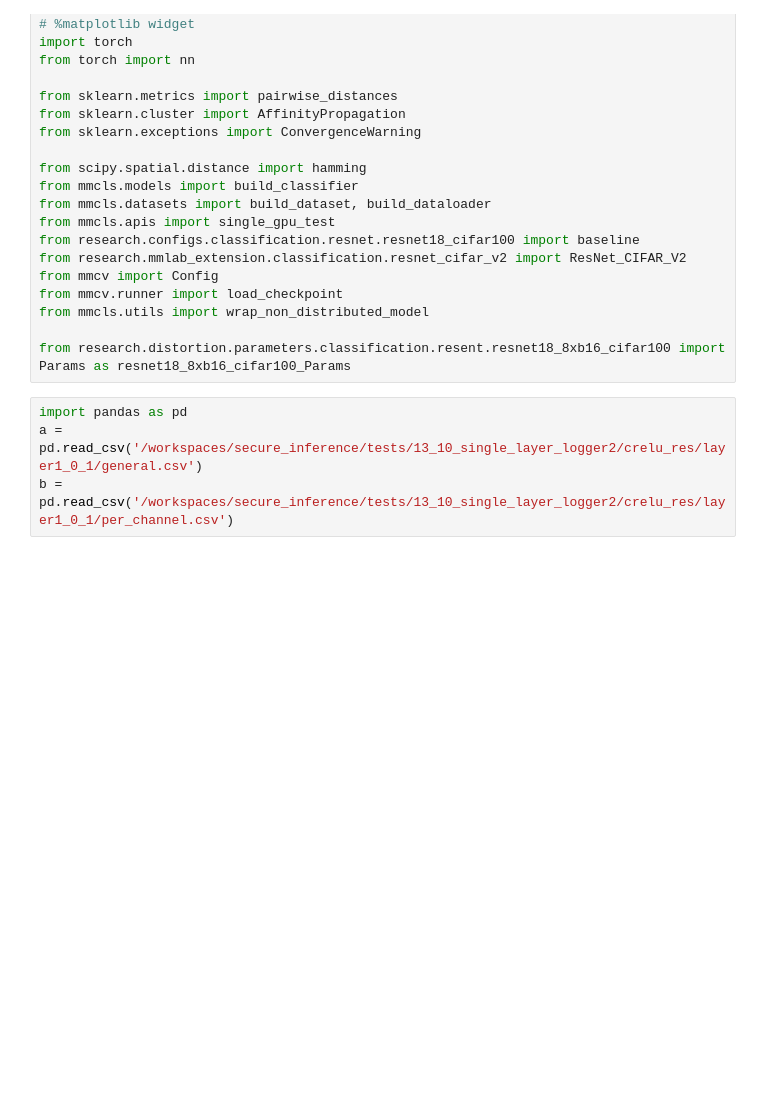
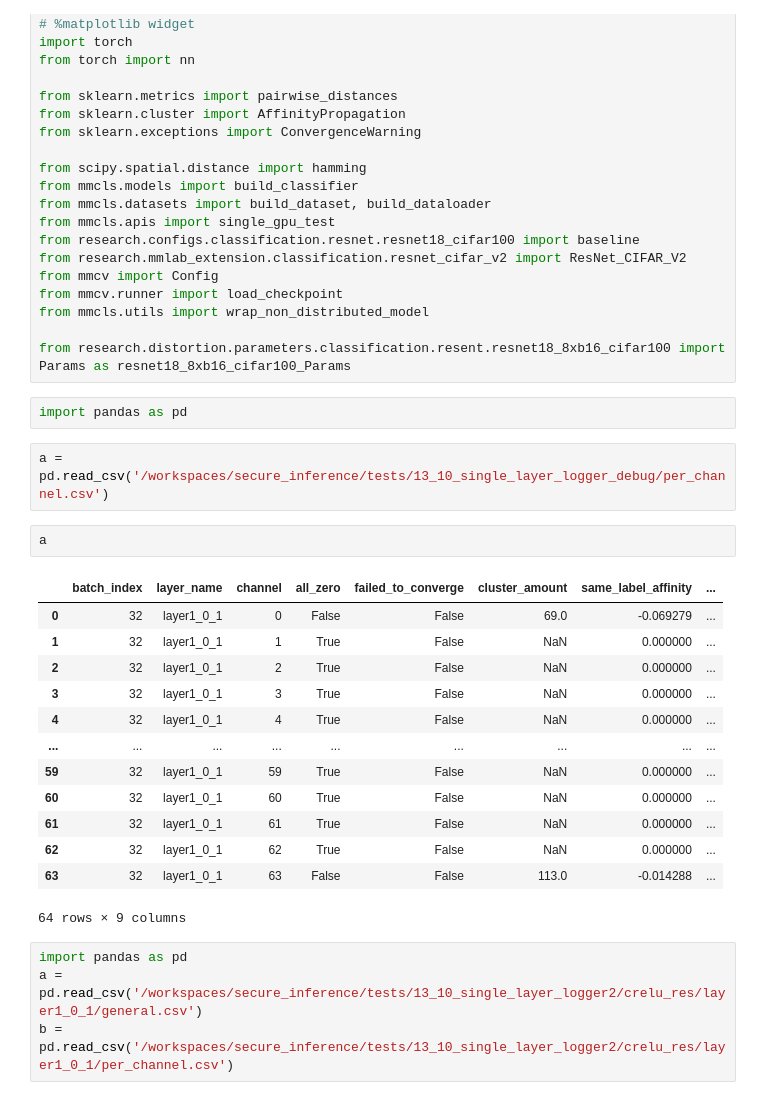
Before and after one commit to yonibor/secure_inference, a Jupyter notebook: sandbox.ipynb, the cells around one changed output. Cells and saved outputs as stored; diff of their text form; blank space fills up the shorter version.

```diff
--- a/sandbox.ipynb
+++ b/sandbox.ipynb
@@ -23,6 +23,26 @@ from mmcv.runner import load_checkpoint
 from mmcls.utils import wrap_non_distributed_model
 
 from research.distortion.parameters.classification.resent.resnet18_8xb16_cifar100 import Params as resnet18_8xb16_cifar100_Params
+# %%
+import pandas as pd
+# %%
+a = pd.read_csv('/workspaces/secure_inference/tests/13_10_single_layer_logger_debug/per_channel.csv')
+# %%
+a
+# %% [output]
+|  | batch_index | layer_name | channel | all_zero | failed_to_converge | cluster_amount | same_label_affinity | ... |
+| 0 | 32 | layer1_0_1 | 0 | False | False | 69.0 | -0.069279 | ... |
+| 1 | 32 | layer1_0_1 | 1 | True | False | NaN | 0.000000 | ... |
+| 2 | 32 | layer1_0_1 | 2 | True | False | NaN | 0.000000 | ... |
+| 3 | 32 | layer1_0_1 | 3 | True | False | NaN | 0.000000 | ... |
+| 4 | 32 | layer1_0_1 | 4 | True | False | NaN | 0.000000 | ... |
+| ... | ... | ... | ... | ... | ... | ... | ... | ... |
+| 59 | 32 | layer1_0_1 | 59 | True | False | NaN | 0.000000 | ... |
+| 60 | 32 | layer1_0_1 | 60 | True | False | NaN | 0.000000 | ... |
+| 61 | 32 | layer1_0_1 | 61 | True | False | NaN | 0.000000 | ... |
+| 62 | 32 | layer1_0_1 | 62 | True | False | NaN | 0.000000 | ... |
+| 63 | 32 | layer1_0_1 | 63 | False | False | 113.0 | -0.014288 | ... |
+64 rows × 9 columns
 # %%
 import pandas as pd
 a = pd.read_csv('/workspaces/secure_inference/tests/13_10_single_layer_logger2/crelu_res/layer1_0_1/general.csv')
```
Also changed, not shown: 5 other files.
